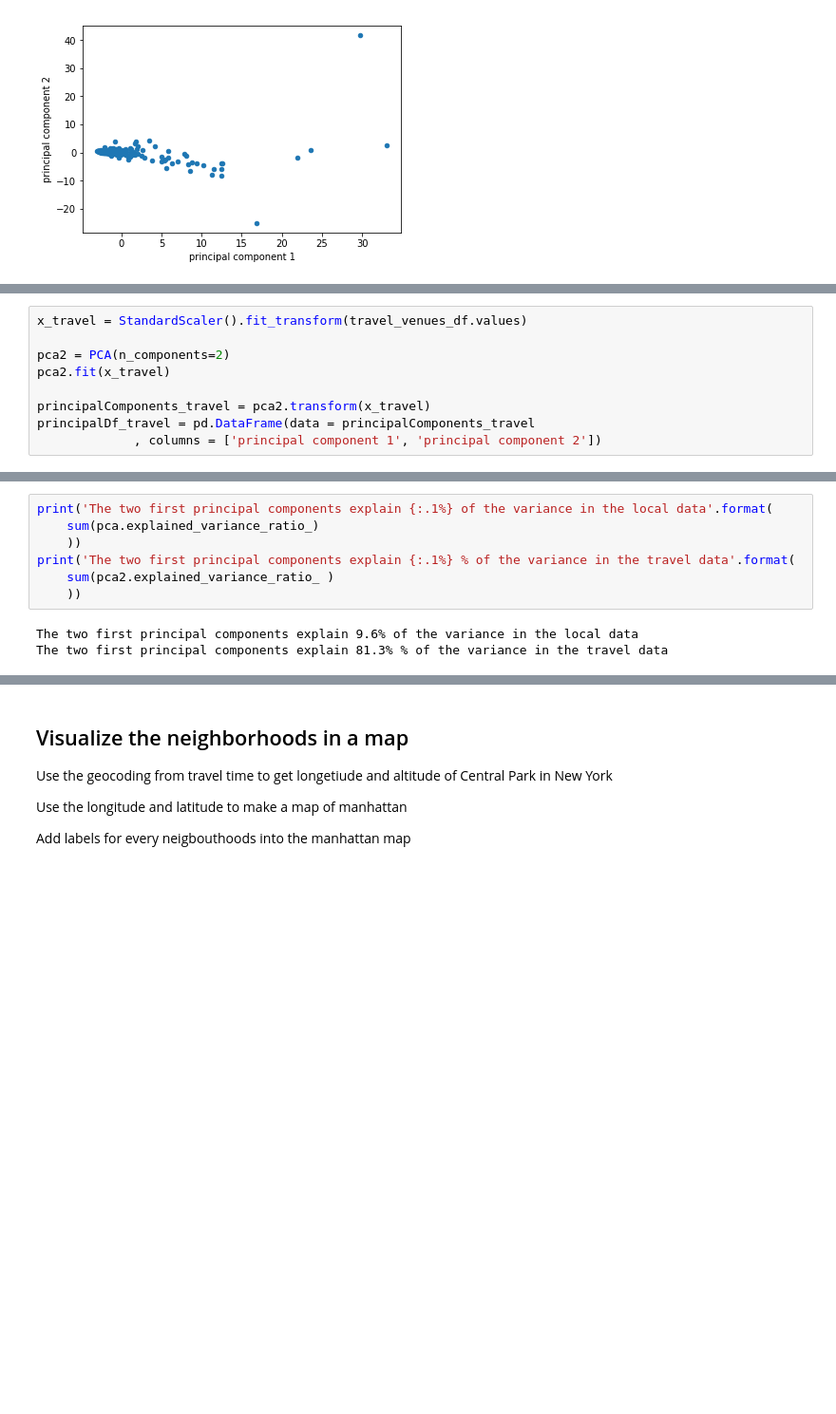
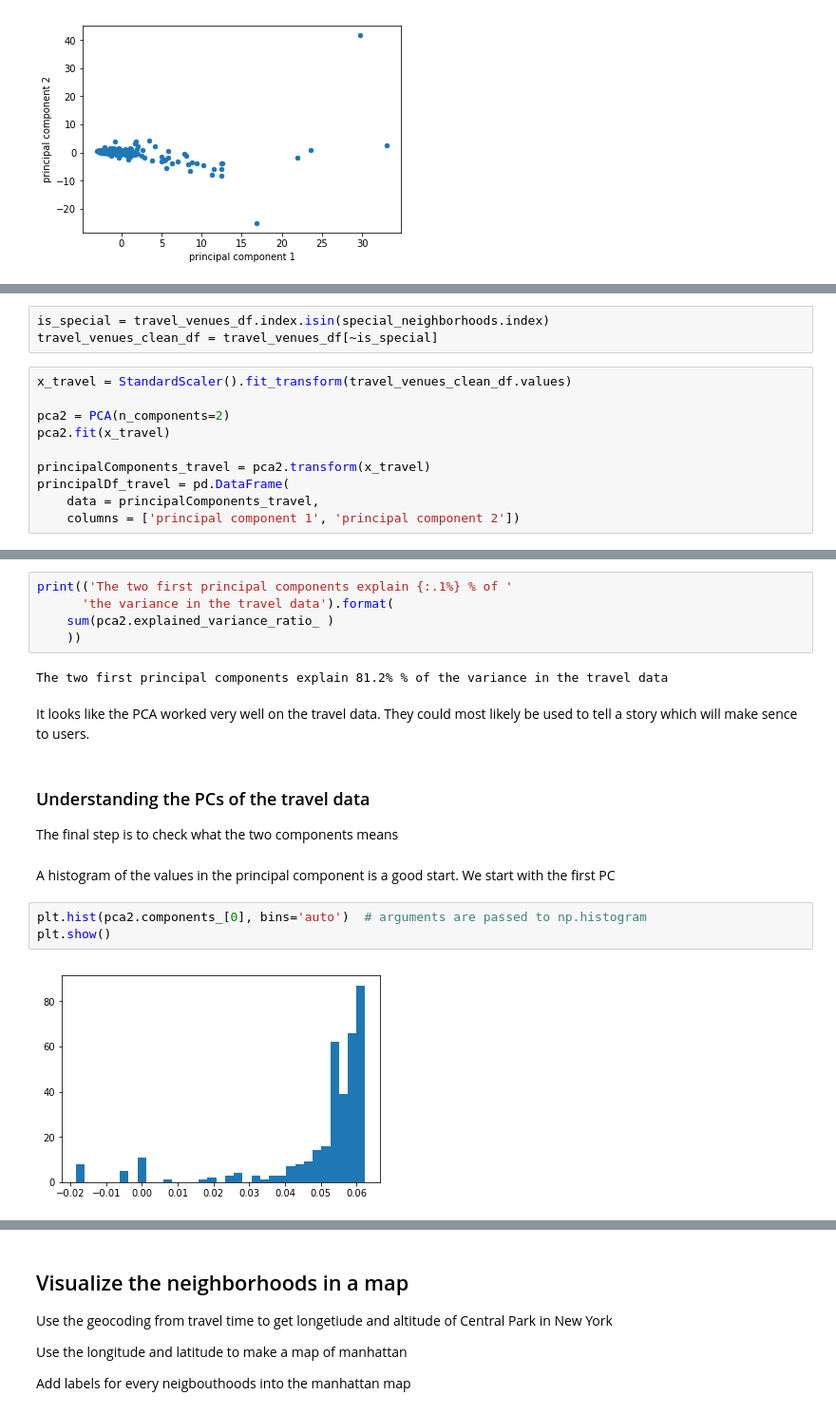
Before and after one commit to haugstve/Coursera_Capstone, a Jupyter notebook: notebooks/09-final-weeks.ipynb, the cells around one changed output, grey strips where cells are left out. Shown at 95% size. Saved outputs shown, nothing was run; the diff lists cells and outputs as text; blank space fills up the shorter version.

```diff
--- a/notebooks/09-final-weeks.ipynb
+++ b/notebooks/09-final-weeks.ipynb
@@ -385,12 +537,16 @@ In terms of a narrative its not as easy. This is due to the four neighborhoods w
+# %%
+is_special = travel_venues_df.index.isin(special_neighborhoods.index)
+travel_venues_clean_df = travel_venues_df[~is_special]
 # %%
-x_travel = StandardScaler().fit_transform(travel_venues_df.values)
+x_travel = StandardScaler().fit_transform(travel_venues_clean_df.values)
 
 pca2 = PCA(n_components=2)
 pca2.fit(x_travel)
 
 principalComponents_travel = pca2.transform(x_travel)
-principalDf_travel = pd.DataFrame(data = principalComponents_travel
-             , columns = ['principal component 1', 'principal component 2'])
+principalDf_travel = pd.DataFrame(
+    data = principalComponents_travel,
+    columns = ['principal component 1', 'principal component 2'])
 # %%
 principalDf_travel.plot.scatter(x='principal component 1', y='principal component 2')
 # %% [output]
@@ -399,10 +555,20 @@ principalDf_travel.plot.scatter(x='principal component 1', y='principal componen
 # %%
-print('The two first principal components explain {:.1%} of the variance in the local data'.format(
-    sum(pca.explained_variance_ratio_)
-    ))
-print('The two first principal components explain {:.1%} % of the variance in the travel data'.format(
+print(('The two first principal components explain {:.1%} % of '
+      'the variance in the travel data').format(
     sum(pca2.explained_variance_ratio_ )
     ))
 # %% [output]
-The two first principal components explain 9.6% of the variance in the local data
-The two first principal components explain 81.3% % of the variance in the travel data
+The two first principal components explain 81.2% % of the variance in the travel data
+# %% [markdown]
+It looks like the PCA worked very well on the travel data. They could most likely be used to tell a story which will make sence to users.
+# %% [markdown]
+### Understanding the PCs of the travel data
+
+The final step is to check what the two components means
+# %% [markdown]
+A histogram of the values in the principal component is a good start. We start with the first PC
+# %%
+plt.hist(pca2.components_[0], bins='auto')  # arguments are passed to np.histogram
+plt.show()
+# %% [output]
+[figure, added]
```
Also changed, not shown: parts of 47 cells of this notebook.
